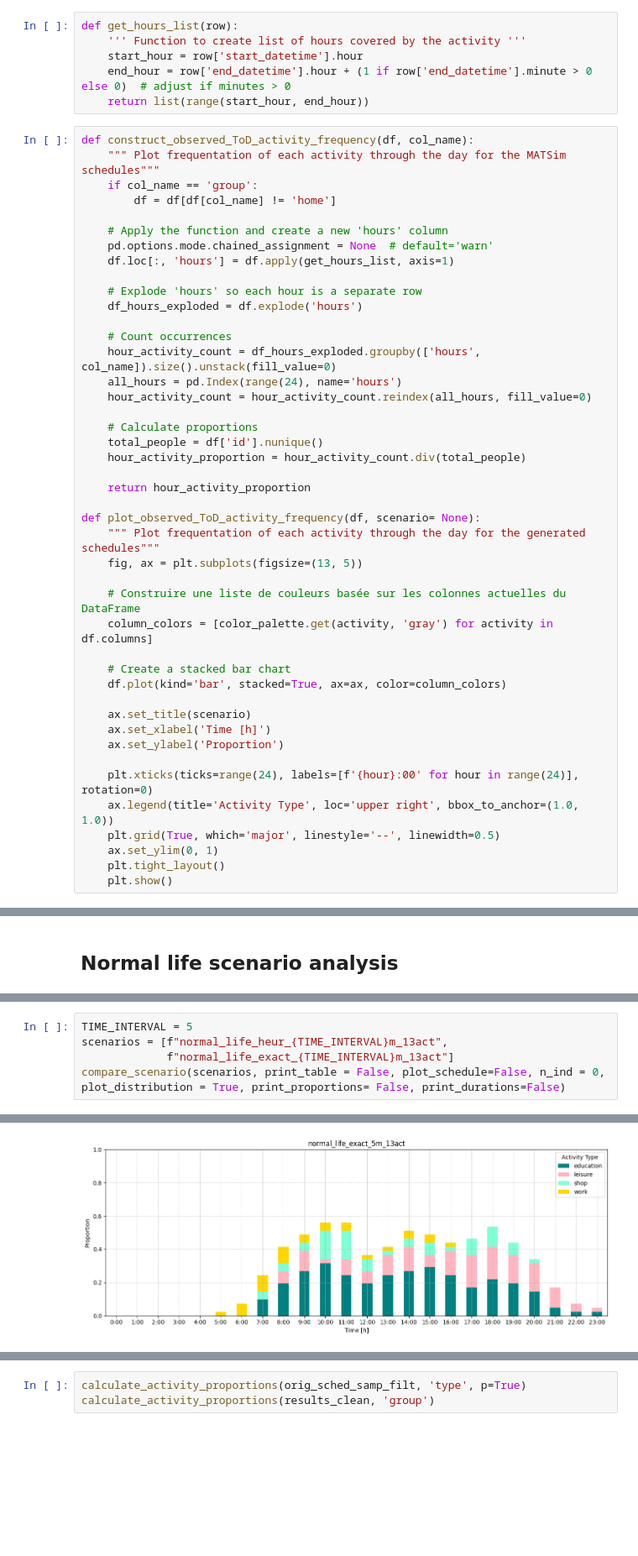
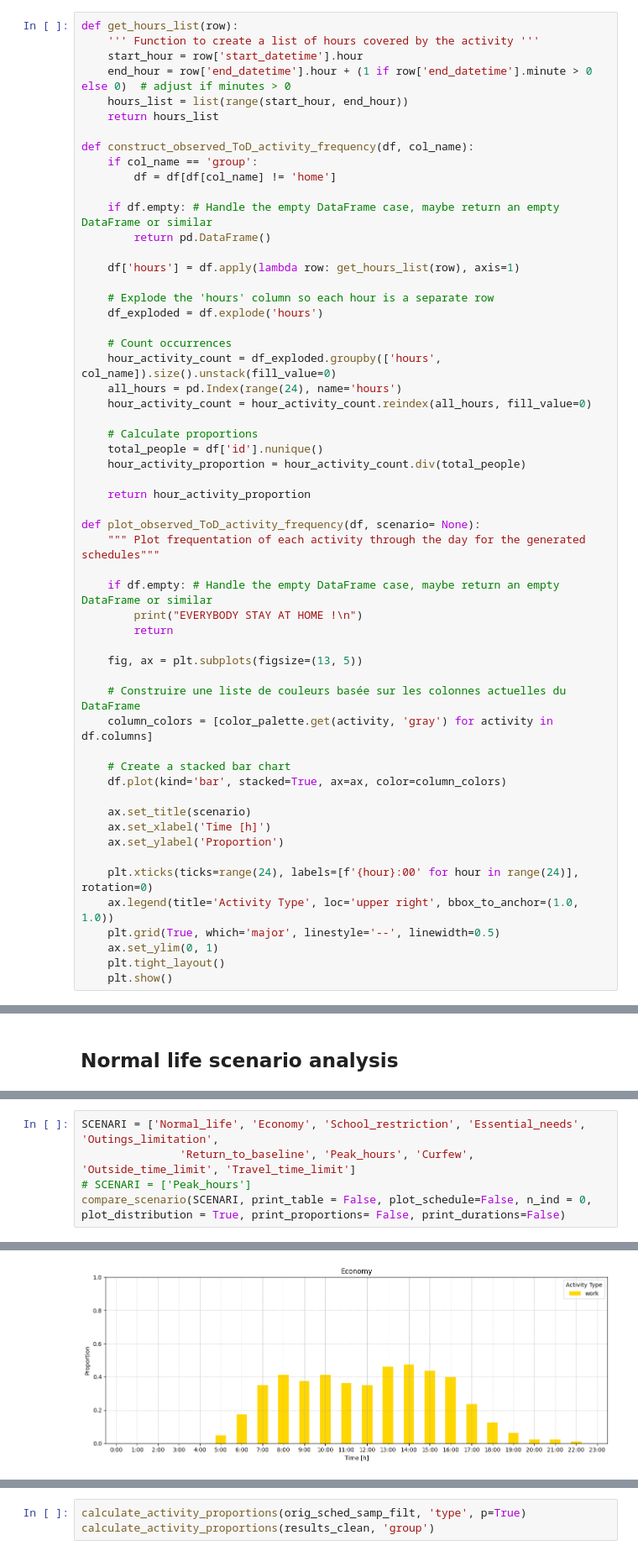
Before and after one commit to phellich/scheduling, a Jupyter notebook: Post-processing.ipynb, the cells around one changed output, grey strips where cells are left out. Shown at 84% size. Drawn from its saved outputs; the diff is of its cells as text; blank space fills up the shorter version.

Commit message:
Bug empty df case fixed

```diff
--- a/Post-processing.ipynb
+++ b/Post-processing.ipynb
@@ -238,27 +238,28 @@ def process_schedules_json(df):
     schedule_postprocessed = reorder_df(filtered_df)
 
     return schedule_postprocessed
-# %%
-def get_hours_list(row):
-    ''' Function to create list of hours covered by the activity '''
-    start_hour = row['start_datetime'].hour
-    end_hour = row['end_datetime'].hour + (1 if row['end_datetime'].minute > 0 else 0)  # adjust if minutes > 0
-    return list(range(start_hour, end_hour))
 # %%
+def get_hours_list(row):
+    ''' Function to create a list of hours covered by the activity '''
+    start_hour = row['start_datetime'].hour
+    end_hour = row['end_datetime'].hour + (1 if row['end_datetime'].minute > 0 else 0)  # adjust if minutes > 0
+    hours_list = list(range(start_hour, end_hour))
+    return hours_list
+
 def construct_observed_ToD_activity_frequency(df, col_name):
-    """ Plot frequentation of each activity through the day for the MATSim schedules"""
     if col_name == 'group':
         df = df[df[col_name] != 'home']
 
-    # Apply the function and create a new 'hours' column
-    pd.options.mode.chained_assignment = None  # default='warn'
-    df.loc[:, 'hours'] = df.apply(get_hours_list, axis=1)
+    if df.empty: # Handle the empty DataFrame case, maybe return an empty DataFrame or similar
+        return pd.DataFrame()
 
-    # Explode 'hours' so each hour is a separate row
-    df_hours_exploded = df.explode('hours')
+    df['hours'] = df.apply(lambda row: get_hours_list(row), axis=1)
+
+    # Explode the 'hours' column so each hour is a separate row
+    df_exploded = df.explode('hours')
 
     # Count occurrences
-    hour_activity_count = df_hours_exploded.groupby(['hours', col_name]).size().unstack(fill_value=0)
+    hour_activity_count = df_exploded.groupby(['hours', col_name]).size().unstack(fill_value=0)
     all_hours = pd.Index(range(24), name='hours')
     hour_activity_count = hour_activity_count.reindex(all_hours, fill_value=0)
 
@@ -270,6 +271,11 @@ def construct_observed_ToD_activity_frequency(df, col_name):
 
 def plot_observed_ToD_activity_frequency(df, scenario= None):
     """ Plot frequentation of each activity through the day for the generated schedules"""
+
+    if df.empty: # Handle the empty DataFrame case, maybe return an empty DataFrame or similar
+        print("EVERYBODY STAY AT HOME !\n")
+        return
+
     fig, ax = plt.subplots(figsize=(13, 5))
 
     # Construire une liste de couleurs basée sur les colonnes actuelles du DataFrame
@@ -381,8 +387,8 @@ def compare_scenario(scenarios, print_table = False, plot_schedule=False, n_ind
         if print_durations:
             calculate_mean_duration_hm(df, 'group', p=True)
 # %%
-TIME_INTERVAL = 5
-scenarios = [f"normal_life_heur_{TIME_INTERVAL}m_13act",
-             f"normal_life_exact_{TIME_INTERVAL}m_13act"]
-compare_scenario(scenarios, print_table = False, plot_schedule=False, n_ind = 0, plot_distribution = True, print_proportions= False, print_durations=False)
+SCENARI = ['Normal_life', 'Economy', 'School_restriction', 'Essential_needs', 'Outings_limitation',
+               'Return_to_baseline', 'Peak_hours', 'Curfew', 'Outside_time_limit', 'Travel_time_limit']
+# SCENARI = ['Peak_hours']
+compare_scenario(SCENARI, print_table = False, plot_schedule=False, n_ind = 0, plot_distribution = True, print_proportions= False, print_durations=False)
 # %% [output]
@@ -390 +398 @@ compare_scenario(scenarios, print_table = False, plot_schedule=False, n_ind = 0,
-[figure, old version]
+[figure, new version]
```
Also changed, not shown: parts of 5 cells of this notebook, 41 other files.
